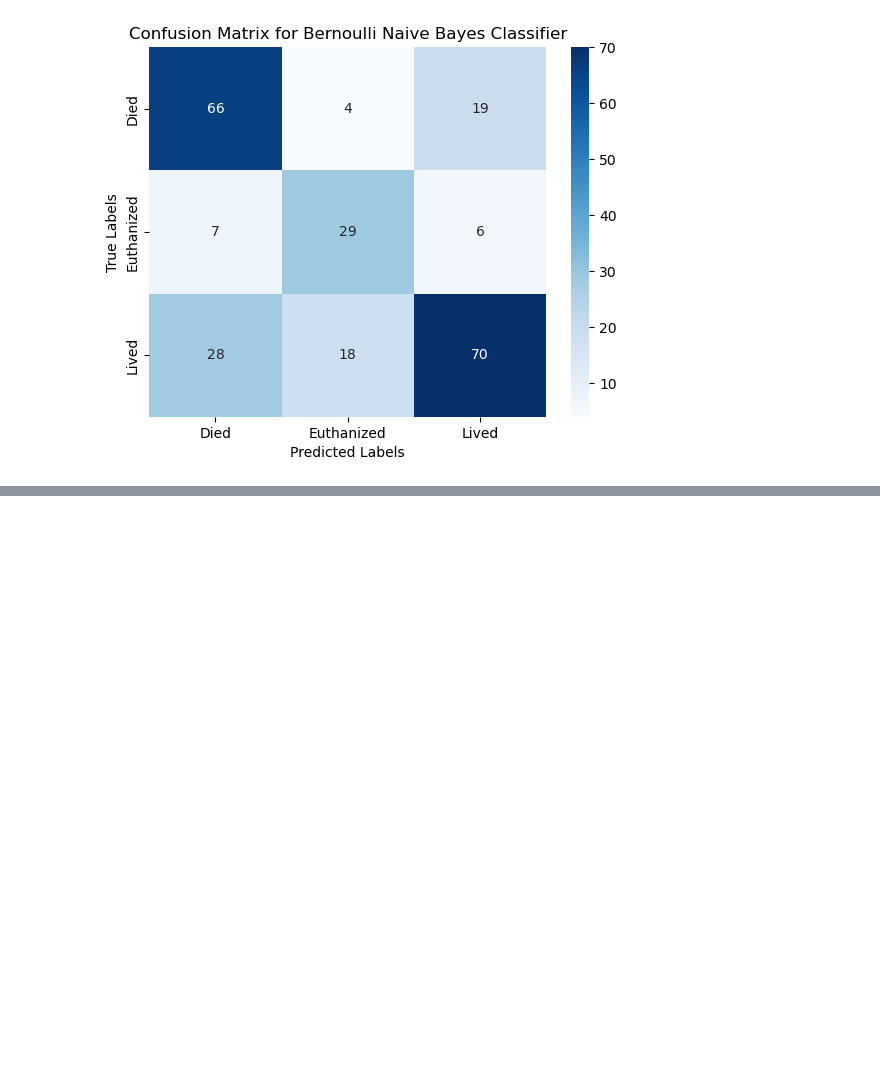
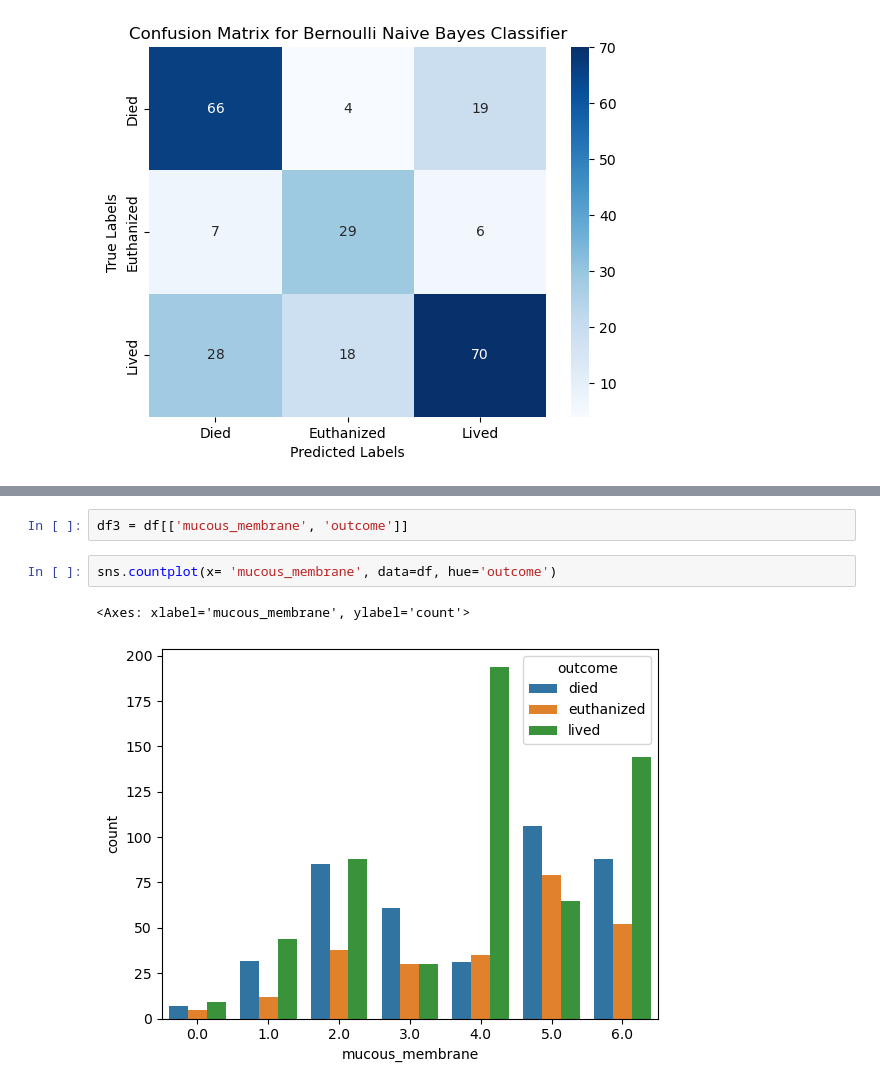
Before and after one commit to UpendraSinghRathore85/ML-Projects-Python, a Jupyter notebook: Supervised Algorithms/Day 155 - ML Naive Bayes 1.ipynb, the cells around one changed output, grey strips where cells are left out. Drawn from its saved outputs; the diff is of its cells as text; blank space fills up the shorter version.

```diff
--- a/Supervised Algorithms/Day 155 - ML Naive Bayes 1.ipynb
+++ b/Supervised Algorithms/Day 155 - ML Naive Bayes 1.ipynb
@@ -500,0 +516,7 @@ weighted avg       0.68      0.67      0.67       247
+# %%
+df3 = df[['mucous_membrane', 'outcome']]
+# %%
+sns.countplot(x= 'mucous_membrane', data=df, hue='outcome')
+# %% [output]
+<Axes: xlabel='mucous_membrane', ylabel='count'>
+[figure, added]
```
Also changed, not shown: parts of 1 cell of this notebook.
